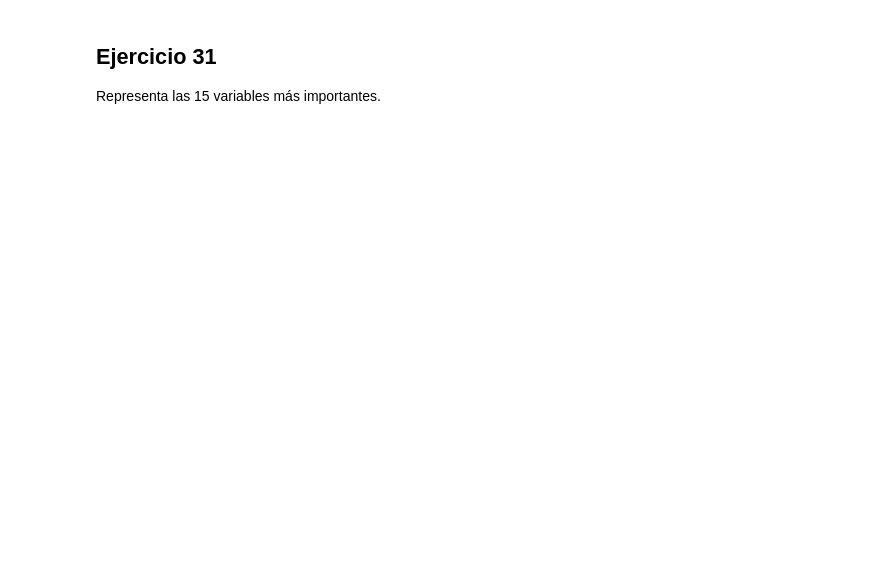
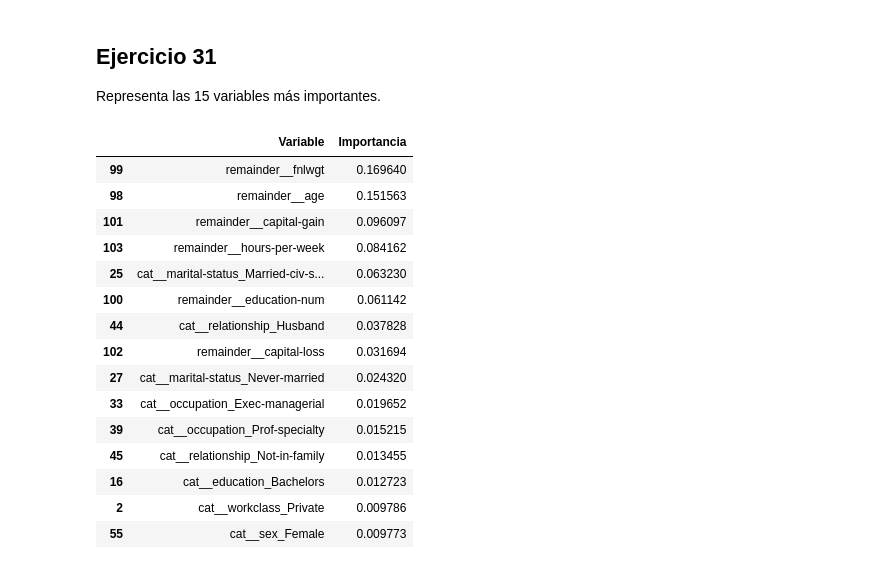
Before and after one commit to mxgueladrx/uma-25-26-2, a Jupyter notebook: AC1/Practica7/07_Practica_Ensembles_AdultIncome.ipynb, the cells around one changed output. Drawn from its saved outputs; the diff is of its cells as text; code cells hidden in the pictures; blank space fills up the shorter version.

```diff
--- a/AC1/Practica7/07_Practica_Ensembles_AdultIncome.ipynb
+++ b/AC1/Practica7/07_Practica_Ensembles_AdultIncome.ipynb
@@ -507,3 +697,12 @@ Sugerencia:
 - usa `get_feature_names_out()` en el preprocesador.
 # %%
 # COMPLETAR
+columnas = pipeline.named_steps["preprocesador"].get_feature_names_out()
+importancias = pipeline.named_steps["rf2"].feature_importances_
+
+importancias = pd.DataFrame({
+    'Variable': columnas,
+    'Importancia': importancias
+})
+
+importancias.sort_values(by="Importancia", ascending=False)
@@ -513,6 +726,24 @@ Sugerencia:
 Representa las 15 variables más importantes.
 # %%
 # COMPLETAR
+importancias.sort_values(by="Importancia", ascending=False).head(15)
+# %% [output]
+|  | Variable | Importancia |
+| 99 | remainder__fnlwgt | 0.169640 |
+| 98 | remainder__age | 0.151563 |
+| 101 | remainder__capital-gain | 0.096097 |
+| 103 | remainder__hours-per-week | 0.084162 |
+| 25 | cat__marital-status_Married-civ-s... | 0.063230 |
+| 100 | remainder__education-num | 0.061142 |
+| 44 | cat__relationship_Husband | 0.037828 |
+| 102 | remainder__capital-loss | 0.031694 |
+| 27 | cat__marital-status_Never-married | 0.024320 |
+| 33 | cat__occupation_Exec-managerial | 0.019652 |
+| 39 | cat__occupation_Prof-specialty | 0.015215 |
+| 45 | cat__relationship_Not-in-family | 0.013455 |
+| 16 | cat__education_Bachelors | 0.012723 |
+| 2 | cat__workclass_Private | 0.009786 |
+| 55 | cat__sex_Female | 0.009773 |
 # %% [markdown]
 ## Ejercicio 32
 
```
Also changed, not shown: parts of 33 cells of this notebook.
